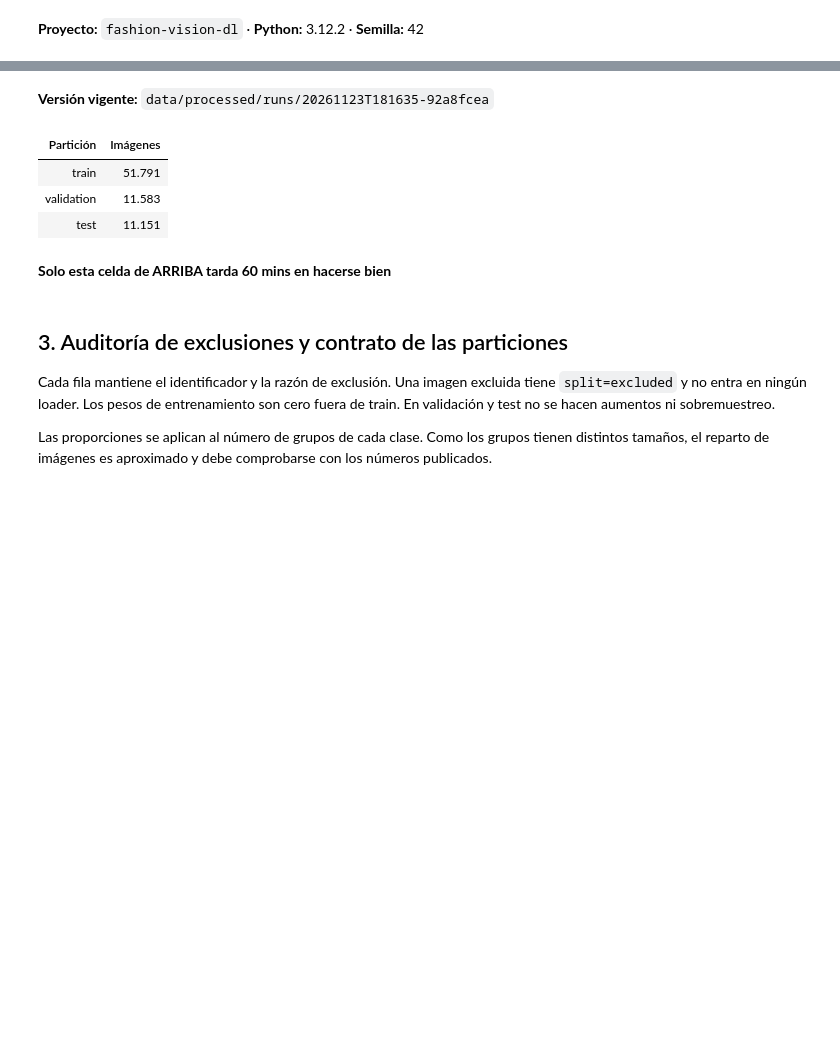
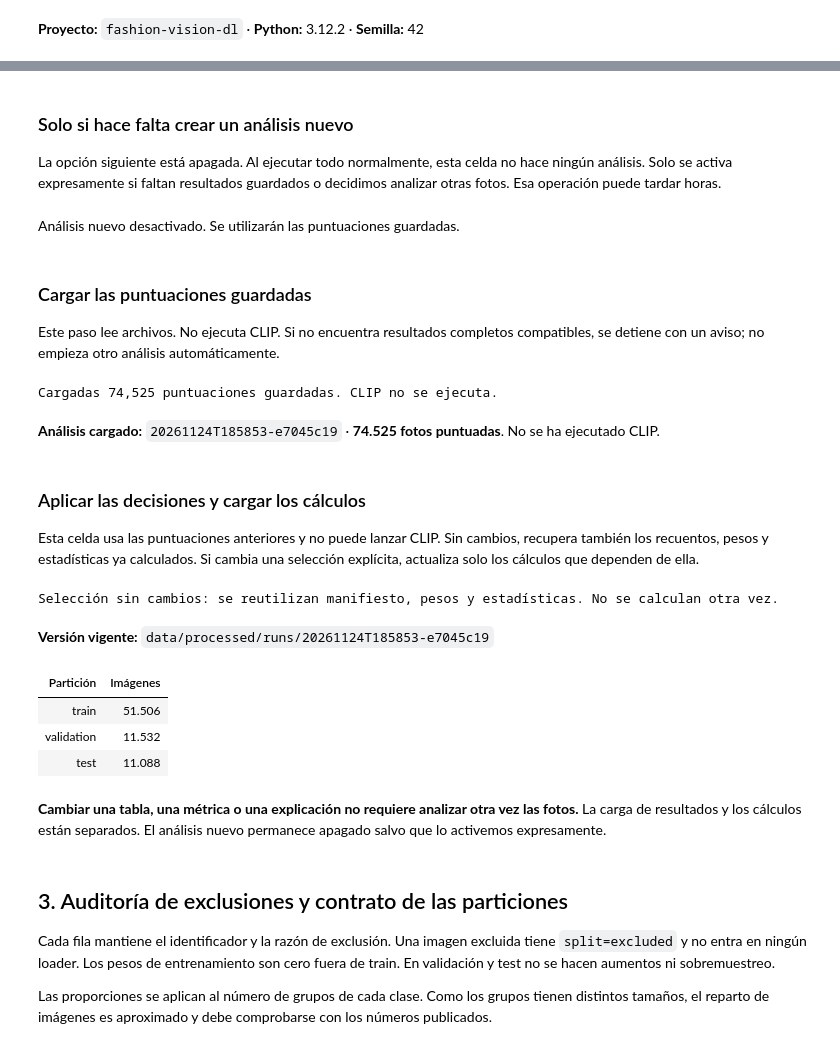
Before and after one commit to ML-ENI/fashion-vision-dl, a Jupyter notebook: notebooks/02_data_preparation.ipynb, the cells around one changed output, grey strips where cells are left out. Cells and saved outputs as stored; diff of their text form; code cells hidden in the pictures; blank space fills up the shorter version.

```diff
--- a/notebooks/02_data_preparation.ipynb
+++ b/notebooks/02_data_preparation.ipynb
@@ -174,24 +222,54 @@ Así evitamos repetir innecesariamente toda la preparación.
+# %% [markdown]
+### Solo si hace falta crear un análisis nuevo
+
+La opción siguiente está apagada. Al ejecutar todo normalmente, esta celda no
+hace ningún análisis. Solo se activa expresamente si faltan resultados guardados
+o decidimos analizar otras fotos. Esa operación puede tardar horas.
+# %%
+CREAR_ANALISIS_CLIP = False
+if CREAR_ANALISIS_CLIP:
+    from prepare_local import prepare
+    prepare(config=config, workers=4)
+else:
+    display(Markdown('Análisis nuevo desactivado. Se utilizarán las puntuaciones guardadas.'))
+# %% [output]
+Análisis nuevo desactivado. Se utilizarán las puntuaciones guardadas.
+# %% [markdown]
+### Cargar las puntuaciones guardadas
+
+Este paso lee archivos. No ejecuta CLIP. Si no encuentra resultados completos compatibles, se detiene con un aviso; no empieza otro análisis automáticamente.
 # %%
-import contextlib
-log_path = ROOT / 'tmp/data_preparation.log'
-log_path.parent.mkdir(exist_ok=True)
-with log_path.open('w', encoding='utf-8') as log, contextlib.redirect_stdout(log):
-    run = prepare(config=config, workers=4)
-manifest = verify_run(run, verify_assets=True)
-reports = {name: json.loads((run / f'{name}.json').read_text(encoding='utf-8'))
-           for name in ['summary', 'labels', 'training_class_weights', 'normalization', 'provenance']}
-summary = reports['summary']
-usable = manifest.loc[manifest.split.ne('excluded')].copy()
-display(Markdown(f"**Versión vigente:** `{run.relative_to(ROOT).as_posix()}`"))
-display(styled(pd.DataFrame({'Imágenes': usable.split.value_counts()}).reindex(['train', 'validation', 'test'])))
+from src.data.saved_preparation import load_saved_analysis, finalize_saved_analysis
+saved_analysis = load_saved_analysis(ROOT, config)
+display(Markdown(f"**Análisis cargado:** `{saved_analysis['source'].name}` · **{es(len(saved_analysis['scores']))} fotos puntuadas**. No se ha ejecutado CLIP."))
 # %% [output]
+Cargadas 74,525 puntuaciones guardadas. CLIP no se ejecuta.
-**Versión vigente:** `data/processed/runs/20261123T181635-92a8fcea`
+**Análisis cargado:** `20261124T185853-e7045c19` · **74.525 fotos puntuadas**. No se ha ejecutado CLIP.
-| Partición | Imágenes |
-| train | 51.791 |
-| validation | 11.583 |
-| test | 11.151 |
+# %% [markdown]
+### Aplicar las decisiones y cargar los cálculos
+
+Esta celda usa las puntuaciones anteriores y no puede lanzar CLIP. Sin cambios, recupera también los recuentos, pesos y estadísticas ya calculados. Si cambia una selección explícita, actualiza solo los cálculos que dependen de ella.
+# %%
+run = finalize_saved_analysis(saved_analysis)
+if run.resolve() == saved_analysis['source'].resolve():
+    manifest = saved_analysis['manifest'].copy()
+else:
+    manifest = verify_run(run, verify_assets=False)
+reports = {name: json.loads((run / f'{name}.json').read_text(encoding='utf-8'))
+           for name in ['summary', 'labels', 'training_class_weights', 'normalization', 'provenance']}
+summary = reports['summary']
+usable = manifest.loc[manifest.split.ne('excluded')].copy()
+display(Markdown(f"**Versión vigente:** `{run.relative_to(ROOT).as_posix()}`"))
+display(styled(pd.DataFrame({'Imágenes': usable.split.value_counts()}).reindex(['train', 'validation', 'test'])))
+# %% [output]
+Selección sin cambios: se reutilizan manifiesto, pesos y estadísticas. No se calculan otra vez.
+**Versión vigente:** `data/processed/runs/20261124T185853-e7045c19`
+| Partición | Imágenes |
+| train | 51.506 |
+| validation | 11.532 |
+| test | 11.088 |
 # %% [markdown]
-**Solo esta celda de ARRIBA tarda 60 mins en hacerse bien**
+**Cambiar una tabla, una métrica o una explicación no requiere analizar otra vez las fotos.** La carga de resultados y los cálculos están separados. El análisis nuevo permanece apagado salvo que lo activemos expresamente.
 # %% [markdown]
 ## 3. Auditoría de exclusiones y contrato de las particiones
 
```
Also changed, not shown: parts of 18 cells of this notebook, 33 other files.
